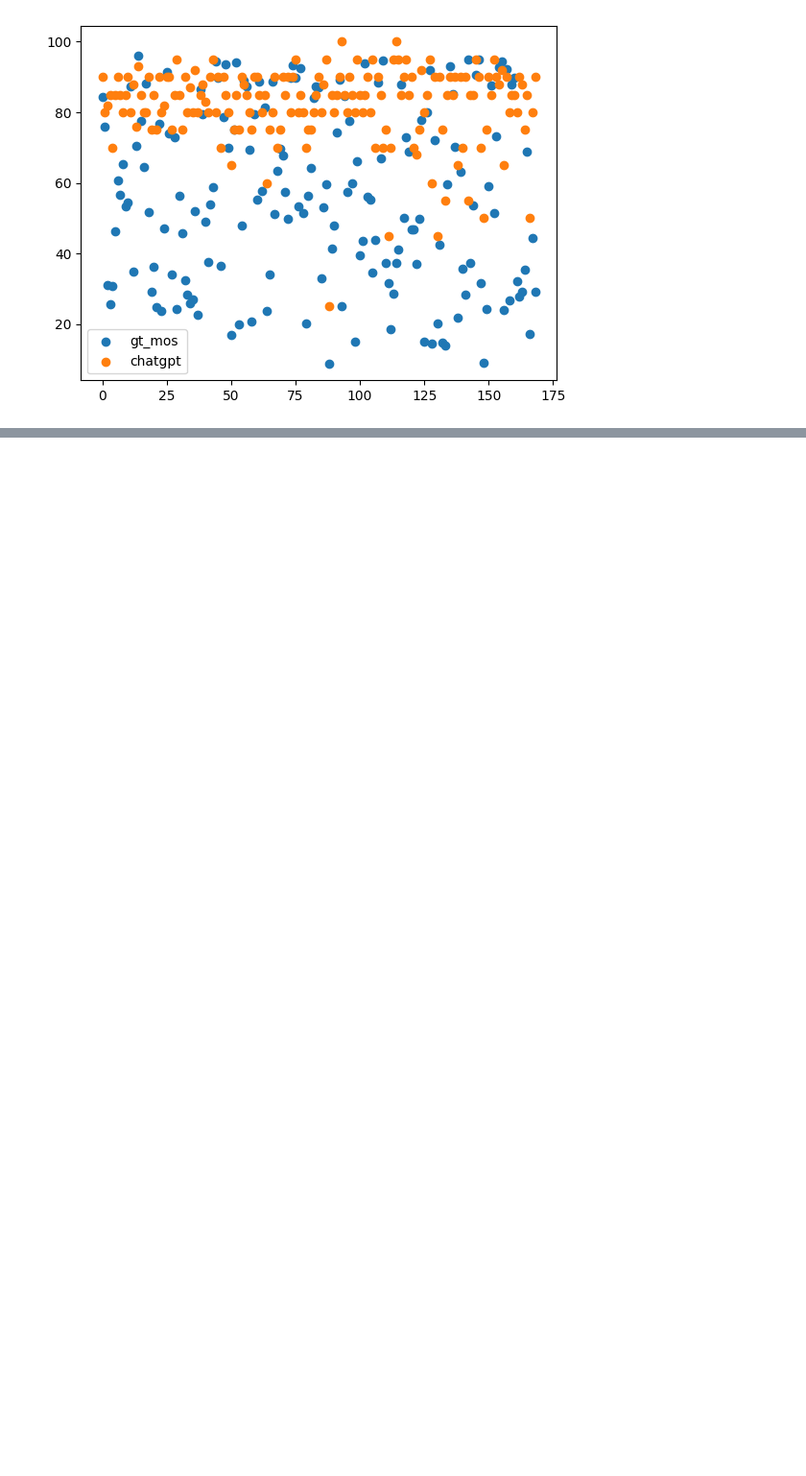
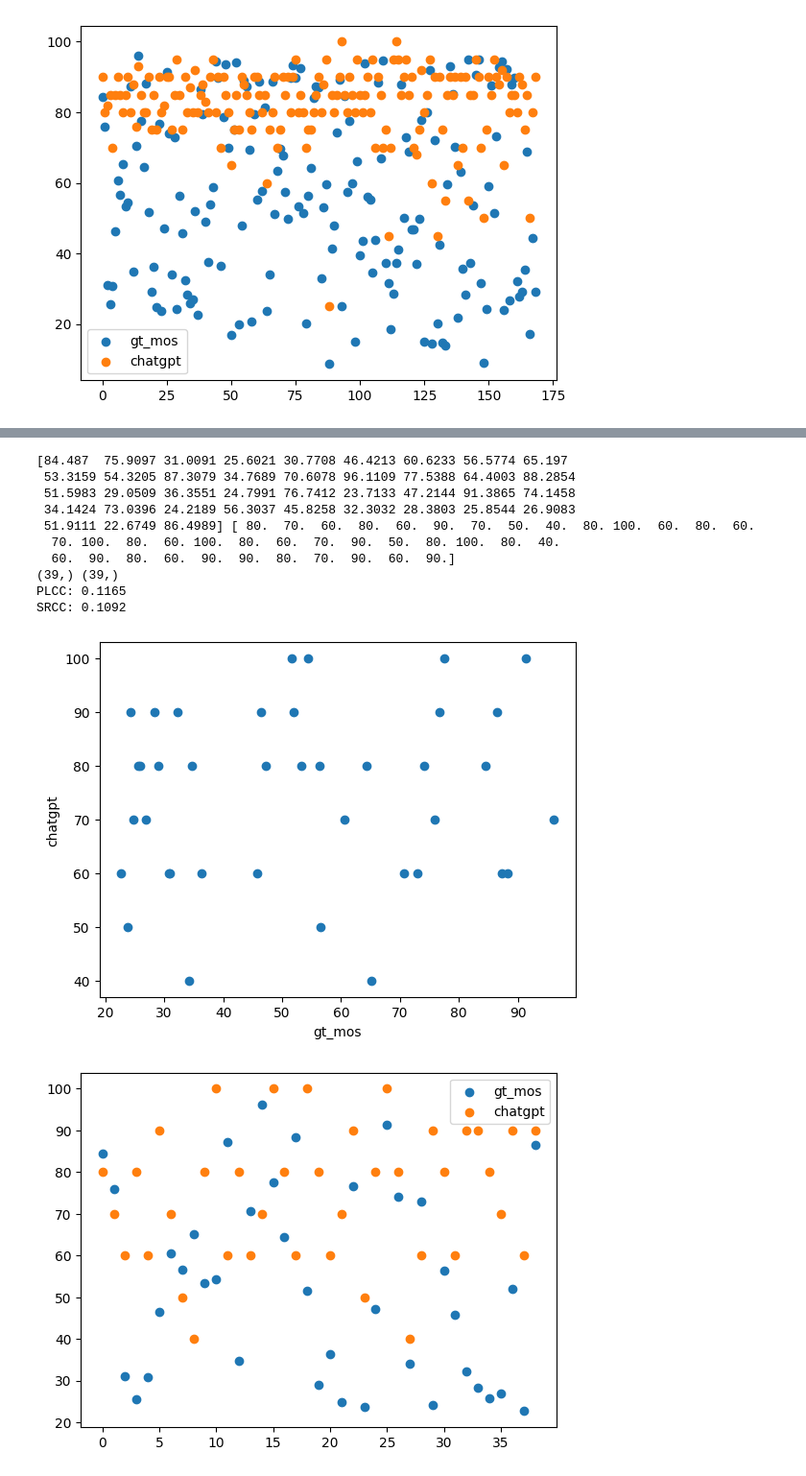
Before and after one commit to x423xu/jupyter_notebook_share, a Jupyter notebook: gpt_iqa/gpt_score.ipynb, the cells around one changed output, grey strips where cells are left out. Shown at 96% size. Saved outputs shown, nothing was run; the diff lists cells and outputs as text; code cells hidden in the pictures; blank space fills up the shorter version.

```diff
--- a/gpt_iqa/gpt_score.ipynb
+++ b/gpt_iqa/gpt_score.ipynb
@@ -60,0 +129,44 @@ SRCC: 0.4004
+# %%
+scores3 = df.iloc[:, 6].to_numpy()
+# extract non nan values
+scores3 = scores3[~np.isnan(scores3)]
+scores3 = scores3*20
+
+gt_mos3 = gt_mos[:39]
+frames3 = frames[:39]
+gtp_scores3 = scores3[frames3-1]
+print(gt_mos3, gtp_scores3)
+# gt_mos = (gt_mos-gt_mos.min())/(gt_mos.max()-gt_mos.min())
+# gtp_scores = (gtp_scores-gtp_scores.min())/(gtp_scores.max()-gtp_scores.min())
+
+print(gt_mos3.shape, gtp_scores3.shape)
+plcc3, _ = pearsonr(gt_mos3, gtp_scores3)
+srcc3, _ = spearmanr(gt_mos3, gtp_scores3)
+print("PLCC: {:.4f}".format(plcc3))
+print("SRCC: {:.4f}".format(srcc3))
+
+# plot scatter plots
+plt.figure()
+plt.scatter(gt_mos3, gtp_scores3)
+plt.xlabel('gt_mos')
+plt.ylabel('chatgpt')
+plt.show()
+
+plt.figure()
+plt.scatter(np.arange(gt_mos3.shape[0]), gt_mos3, label='gt_mos')
+plt.scatter(np.arange(gtp_scores3.shape[0]), gtp_scores3, label='chatgpt')
+plt.legend()
+plt.show()
+# %% [output]
+[84.487  75.9097 31.0091 25.6021 30.7708 46.4213 60.6233 56.5774 65.197
+ 53.3159 54.3205 87.3079 34.7689 70.6078 96.1109 77.5388 64.4003 88.2854
+ 51.5983 29.0509 36.3551 24.7991 76.7412 23.7133 47.2144 91.3865 74.1458
+ 34.1424 73.0396 24.2189 56.3037 45.8258 32.3032 28.3803 25.8544 26.9083
+ 51.9111 22.6749 86.4989] [ 80.  70.  60.  80.  60.  90.  70.  50.  40.  80. 100.  60.  80.  60.
+  70. 100.  80.  60. 100.  80.  60.  70.  90.  50.  80. 100.  80.  40.
+  60.  90.  80.  60.  90.  90.  80.  70.  90.  60.  90.]
+(39,) (39,)
+PLCC: 0.1165
+SRCC: 0.1092
+[figure, added]
+[figure, added]
```
Also changed, not shown: parts of 4 cells of this notebook, 8 other files.
